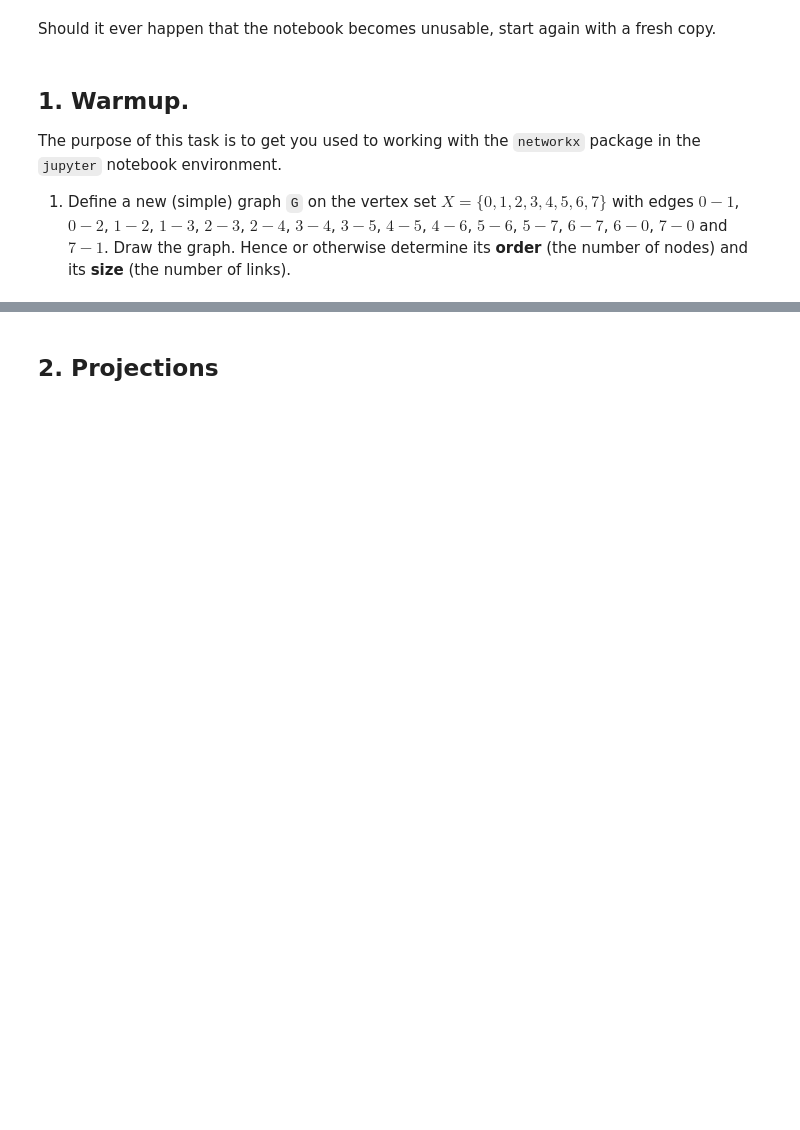
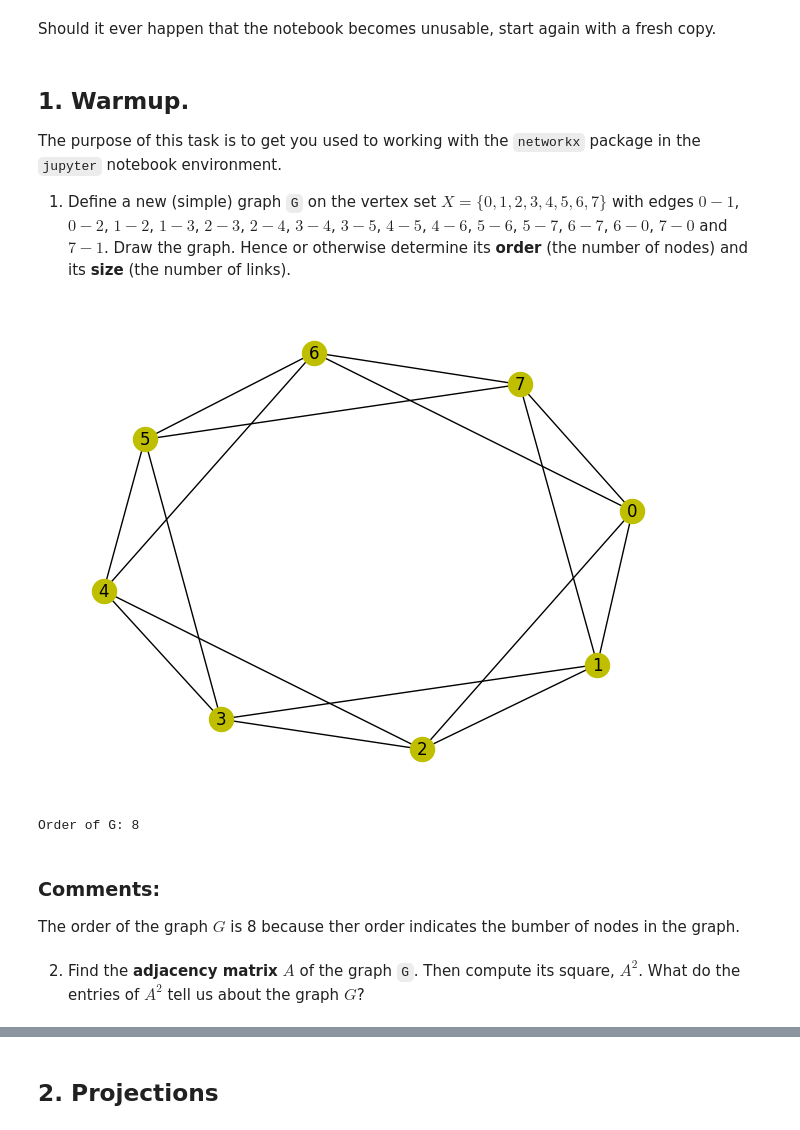
Before and after one commit to aoife-mulligan/2324-CS4423-Networks, a Jupyter notebook: Assignment_1.ipynb, the cells around one changed output, grey strips where cells are left out. Saved outputs shown, nothing was run; the diff lists cells and outputs as text; code cells hidden in the pictures; blank space fills up the shorter version.

```diff
--- a/Assignment_1.ipynb
+++ b/Assignment_1.ipynb
@@ -51,3 +51,27 @@ in the `jupyter` notebook environment.
 with edges $0-1$, $0-2$, $1-2$, $1-3$, $2-3$, $2-4$, $3-4$, $3-5$, $4-5$, $4-6$, $5-6$, $5-7$, $6-7$, $6-0$, $7-0$ and $7-1$.
 Draw the graph.  Hence or otherwise determine its **order** (the number of nodes)
 and its **size** (the number of links).
+# %%
+## Define G
+
+G = nx.Graph(["01", "02", "12", "13", "23", "24",
+               "34", "35", "45", "46", "56", "57",
+                 "67", "60", "70", "71"])
+# %%
+## Draw G
+
+nx.draw(G, with_labels=True, node_color='y')
+# %% [output]
+[figure, added]
+# %%
+## Determine the order of G
+
+print("Order of G:", G.order())
+# %% [output]
+Order of G: 8
+# %% [markdown]
+### Comments:
+
+The order of the graph $G$ is 8 because ther order indicates the bumber of nodes in the graph.
+# %% [markdown]
+2. Find the **adjacency matrix** $A$ of the graph `G`.  Then compute its square, $A^2$. What do the entries of $A^2$ tell us about the graph $G$?
```
Also changed, not shown: parts of 40 cells of this notebook.
